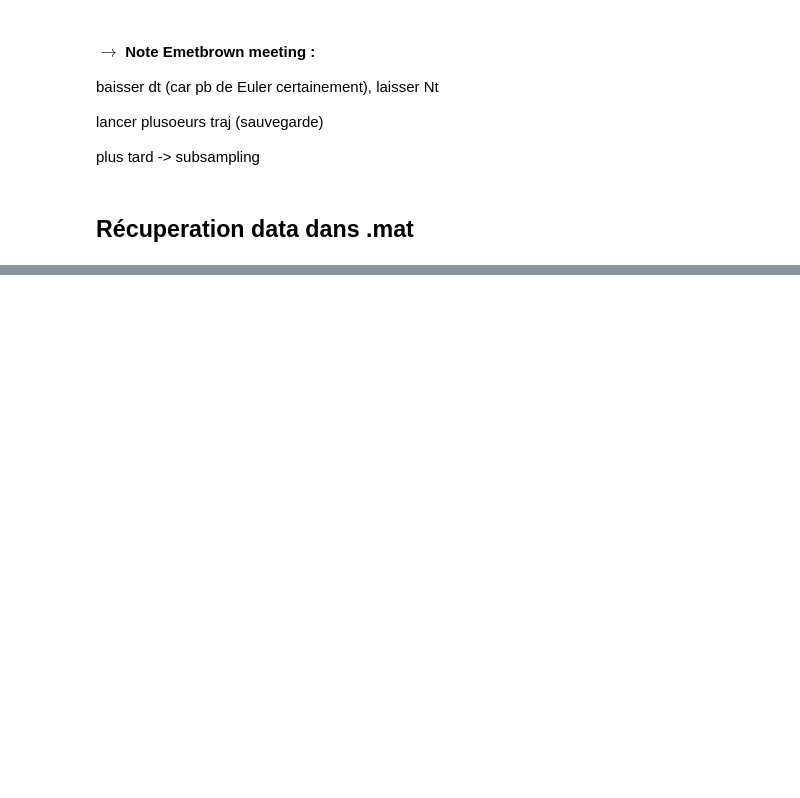
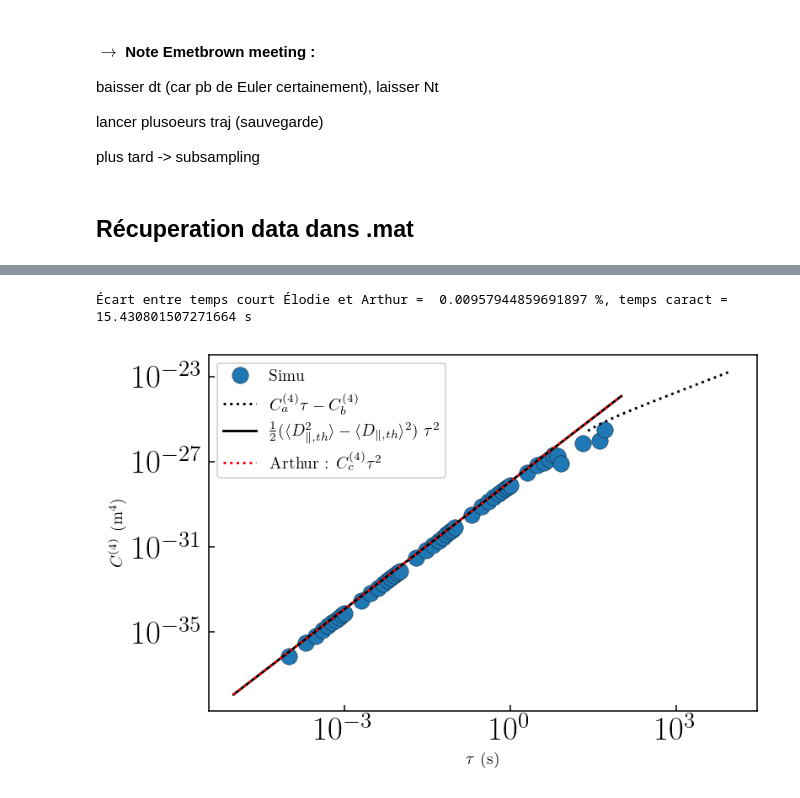
Before and after one commit to ElodieMillan/Brownian-particle-near-wall, a Jupyter notebook: Results/10-21/Overd-RigidWall/Analyse_Overd-Rigid-Wall-CYTHON(longTraj).ipynb, the cells around one changed output, grey strips where cells are left out. Saved outputs shown, nothing was run; the diff lists cells and outputs as text; code cells hidden in the pictures; blank space fills up the shorter version.

```diff
--- a/Results/10-21/Overd-RigidWall/Analyse_Overd-Rigid-Wall-CYTHON(longTraj).ipynb
+++ b/Results/10-21/Overd-RigidWall/Analyse_Overd-Rigid-Wall-CYTHON(longTraj).ipynb
@@ -87,7 +87,7 @@ from sys import getsizeof
 # %% [markdown]
 ## 1. Calcul trajectoire avec code origine
 # %%
-dt = 1e-5
+dt = 1e-4
 Nt = 100000000
 a = 1.5e-6
 rho = 1050
@@ -308,8 +290,0 @@ PeqZ0 = PeqZ_gen(a=0, b=10e-6, name='PeqZ0')
-# %%
-from tqdm import trange
-a= [PeqZ0.rvs() for i in trange(10000)]
-# %%
-a = np.array(a)
-plt.semilogy(*hist(a,bins = 100), "o",)
-zz = np.linspace(1e-12, 8e-6, 1000)
-plt.plot(zz, Peq_z(zz, lD, lB)*A, color="k")
@@ -557,0 +295,3 @@ Invalid limit will be ignored.
+# %%
+from tqdm.contrib.concurrent import process_map
+result = process_map(run, [0]*5, max_workers=5)
@@ -557,0 +331,53 @@ Invalid limit will be ignored.
+# %%
+dt = 1e-4
+Nt = 100000000
+a = 1.5e-6
+rho = 1050
+r0 = (0., 0., 1.5e-6)
+eta = 1e-3
+T=300
+kB = 1.38e-23
+lD = 70e-9
+rhoF = 1e3
+delta_m = (4 / 3) * np.pi * a**3 * (rho - rhoF)
+lB = (kB * T) / (delta_m * 9.81)
+zth = np.linspace(1e-12, 10e-6, 30000)
+
+Dx = D_parallele(zth, a, eta, kB, T)
+P_eq_z = P_eq_perpendiculaire(zth, 4.8, lD, lB)
+P_eq_z = P_eq_z  / np.trapz(P_eq_z, zth)
+mean_Dx = np.trapz(Dx*P_eq_z, zth)
+mean_Dx2 = np.trapz(Dx**2 * P_eq_z, zth)
+
+
+tau = 1e-4*list_dt_c4
+tth_long = np.linspace(25e0, 1e4, 1000)
+tth_court = np.linspace(1e-5, 1e2, 100)
+
+C4_a = 1.8171943641382954e-27
+C4_b = 1.7692725693459677e-26
+C4_c = 1.1776409432017867e-28
+
+tau_C4 = C4_a/C4_c
+
+C4tempsLong = C4_a *tth_long - C4_b
+
+facteur_tempCourt =  (mean_Dx2 - mean_Dx**2) / 2
+C4tempscourt = facteur_tempCourt * tth_court**2
+print("Écart entre temps court Élodie et Arthur = ",np.abs(facteur_tempCourt-C4_c)/C4_c*100, "%, temps caract = ", tau_C4, "s")
+
+plt.loglog(tau, sum(result)/5, "o", label=r"Simu")
+plt.plot(tth_long, C4tempsLong, "k:", label=r"$C^{(4)}_a \tau - C^{(4)}_b$")
+plt.plot(tth_court, C4tempscourt, "k-", label=r"$\frac{1}{2}(\langle D_{\|, th}^2 \rangle - \langle D_{\|, th} \rangle^2 ) ~ \tau ^2$")
+plt.plot(tth_court, C4_c * tth_court**2, "r:", label=r"Arthur : $C^{(4)}_c \tau^2$")
+
+
+plt.xlabel(r"$\tau ~ (\mathrm{s})$")
+plt.ylabel(r"$C^{(4)}~ (\mathrm{m}^4)$")
+
+plt.legend()
+
+plt.show()
+# %% [output]
+Écart entre temps court Élodie et Arthur =  0.00957944859691897 %, temps caract =  15.430801507271664 s
+[figure, added]
```
Also changed, not shown: parts of 21 cells of this notebook, 12 other files.
